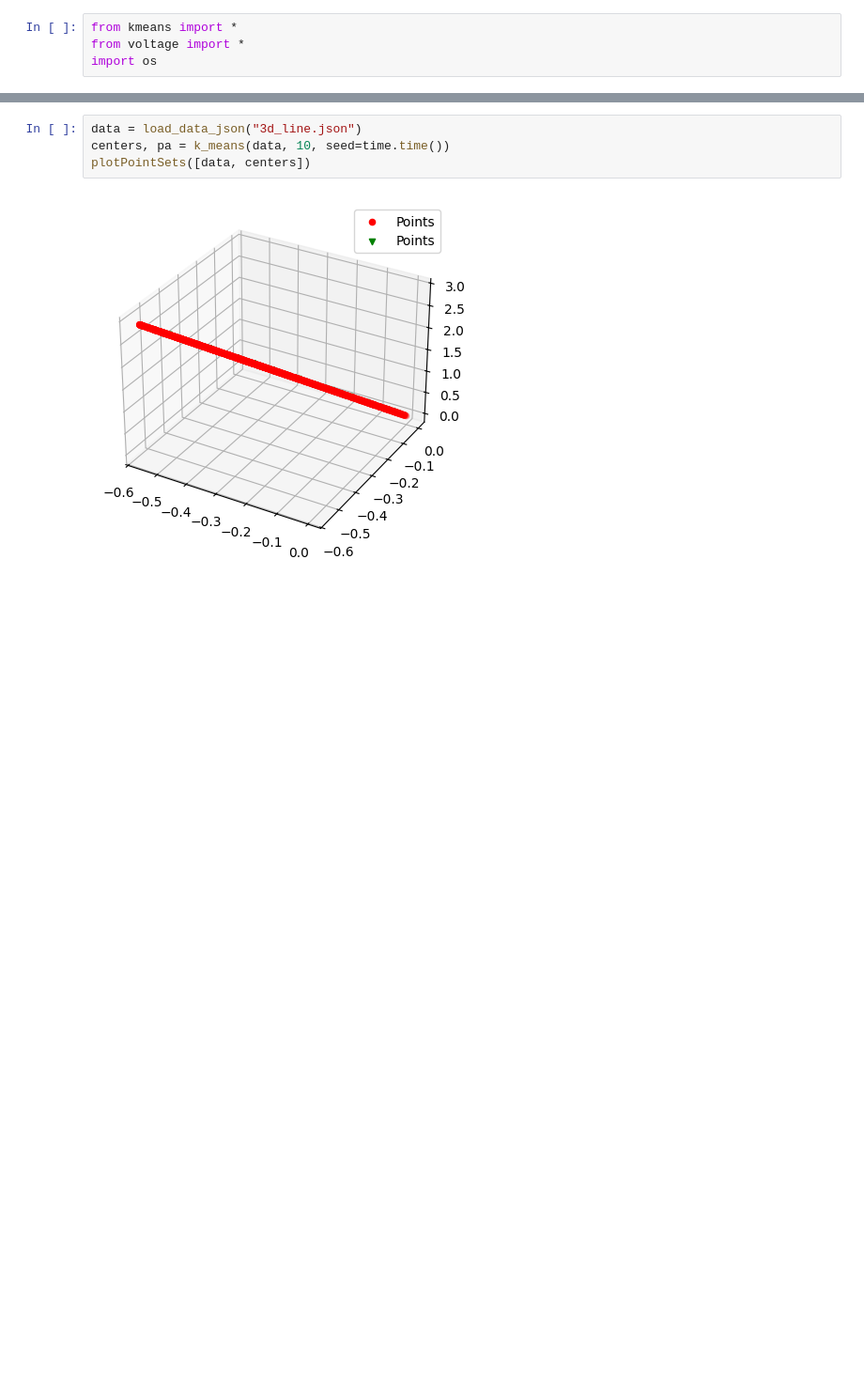
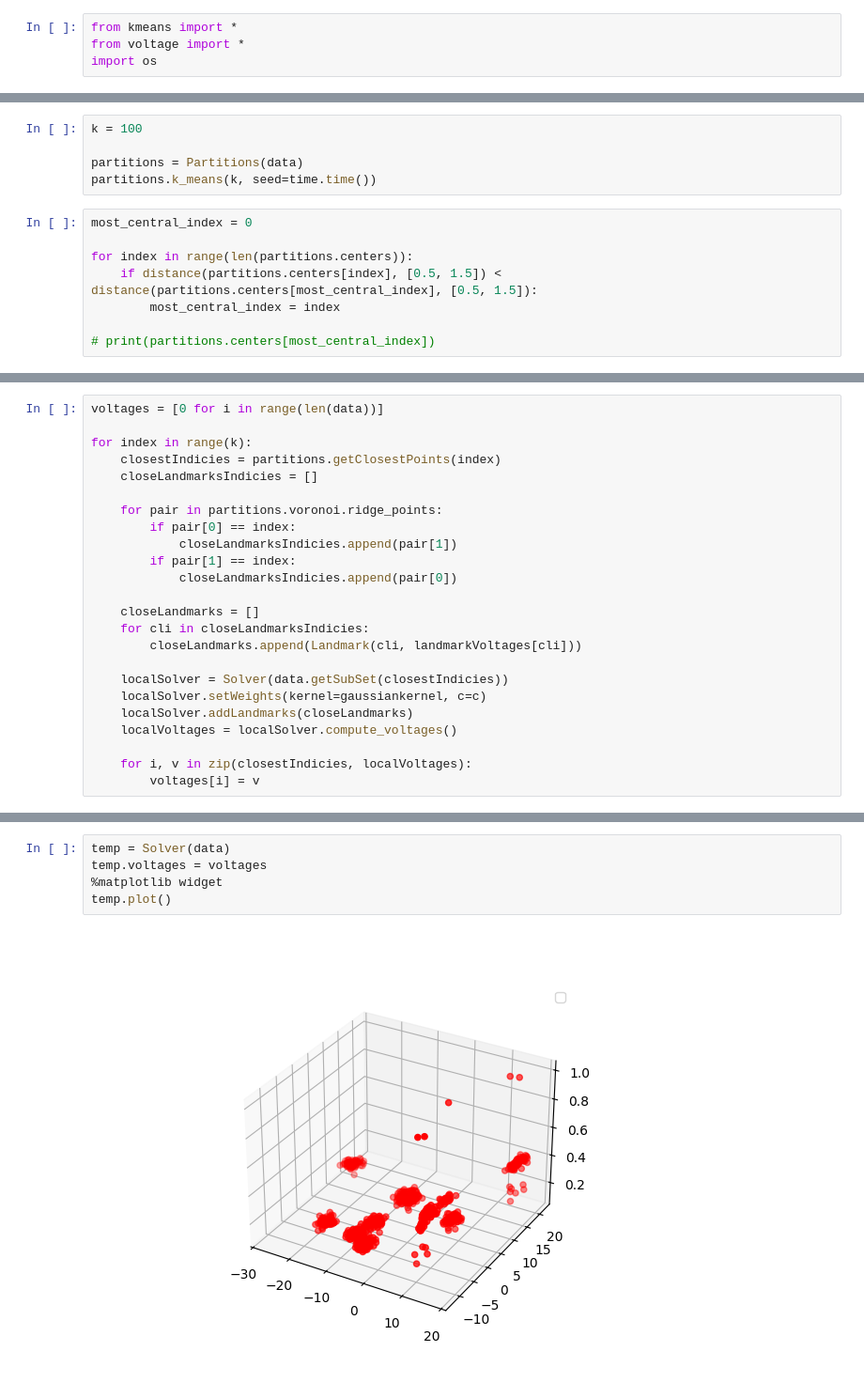
Before and after one commit to IceGawd/VoltageDimentionalReduction, a Jupyter notebook: VoltageDimentionReduction.ipynb, the cells around one changed output, grey strips where cells are left out. Shown at 94% size. Cells and saved outputs as stored; diff of their text form; blank space fills up the shorter version.

Commit message:
Total Landmark Local Solver

```diff
--- a/VoltageDimentionReduction.ipynb
+++ b/VoltageDimentionReduction.ipynb
@@ -10,0 +10,13 @@ for file in json_files:
+# %%
+k = 100
+
+partitions = Partitions(data)
+partitions.k_means(k, seed=time.time())
+# %%
+most_central_index = 0
+
+for index in range(len(partitions.centers)):
+    if distance(partitions.centers[index], [0.5, 1.5]) < distance(partitions.centers[most_central_index], [0.5, 1.5]):
+        most_central_index = index
+
+# print(partitions.centers[most_central_index])
@@ -10,0 +50,24 @@ for file in json_files:
+# %%
+voltages = [0 for i in range(len(data))]
+
+for index in range(k):
+    closestIndicies = partitions.getClosestPoints(index)
+    closeLandmarksIndicies = []
+
+    for pair in partitions.voronoi.ridge_points:
+        if pair[0] == index:
+            closeLandmarksIndicies.append(pair[1])
+        if pair[1] == index:
+            closeLandmarksIndicies.append(pair[0])
+
+    closeLandmarks = []
+    for cli in closeLandmarksIndicies:
+        closeLandmarks.append(Landmark(cli, landmarkVoltages[cli]))
+
+    localSolver = Solver(data.getSubSet(closestIndicies))
+    localSolver.setWeights(kernel=gaussiankernel, c=c)
+    localSolver.addLandmarks(closeLandmarks)
+    localVoltages = localSolver.compute_voltages()
+
+    for i, v in zip(closestIndicies, localVoltages):
+        voltages[i] = v
@@ -11,6 +76,7 @@ for file in json_files:
 # %%
-data = load_data_json("3d_line.json")
-centers, pa = k_means(data, 10, seed=time.time())
-plotPointSets([data, centers])
+temp = Solver(data)
+temp.voltages = voltages
+%matplotlib widget
+temp.plot()
 # %% [output]
-[figure, old version]
+[figure, new version]
```
Also changed, not shown: parts of 6 cells of this notebook, 4 other files.
